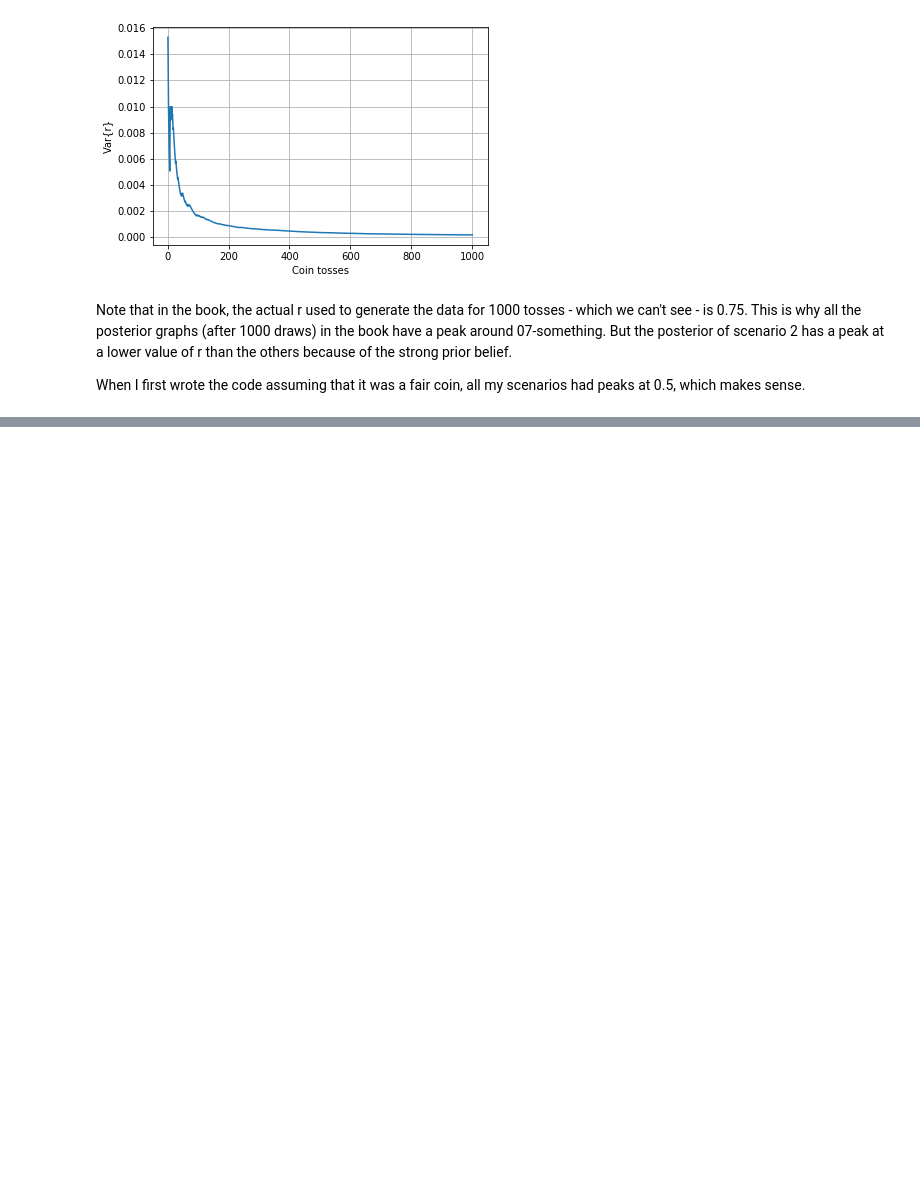
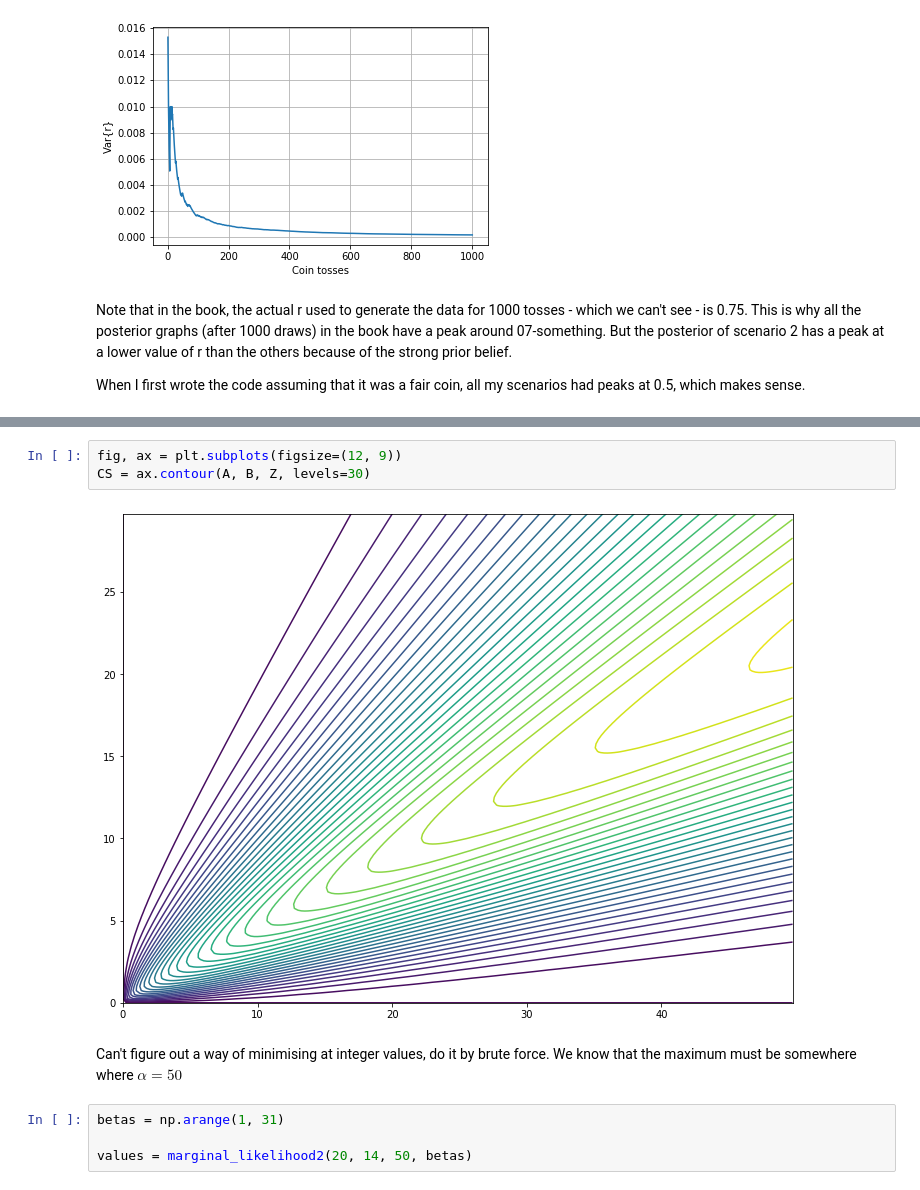
Before and after one commit to rekcahpassyla/mine, a Jupyter notebook: notebooks/machinelearning/fcml/3_Bayesian_Approach/Coin game.ipynb, the cells around one changed output, grey strips where cells are left out. Saved outputs shown, nothing was run; the diff lists cells and outputs as text; blank space fills up the shorter version.

```diff
--- a/notebooks/machinelearning/fcml/3_Bayesian_Approach/Coin game.ipynb
+++ b/notebooks/machinelearning/fcml/3_Bayesian_Approach/Coin game.ipynb
@@ -266,0 +382,11 @@ When I first wrote the code assuming that it was a fair coin, all my scenarios h
+# %%
+fig, ax = plt.subplots(figsize=(12, 9))
+CS = ax.contour(A, B, Z, levels=30)
+# %% [output]
+[figure, added]
+# %% [markdown]
+Can't figure out a way of minimising at integer values, do it by brute force. We know that the maximum must be somewhere where $\alpha = 50$
+# %%
+betas = np.arange(1, 31)
+
+values = marginal_likelihood2(20, 14, 50, betas)
```
Also changed, not shown: parts of 14 cells of this notebook, 3 other files.
